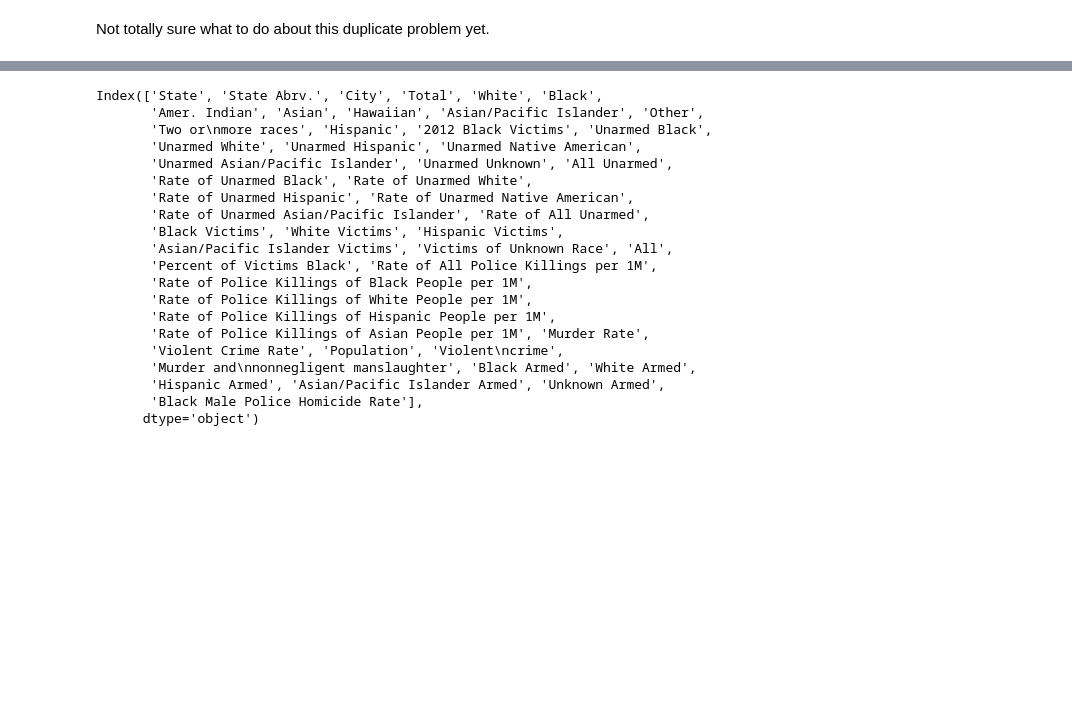
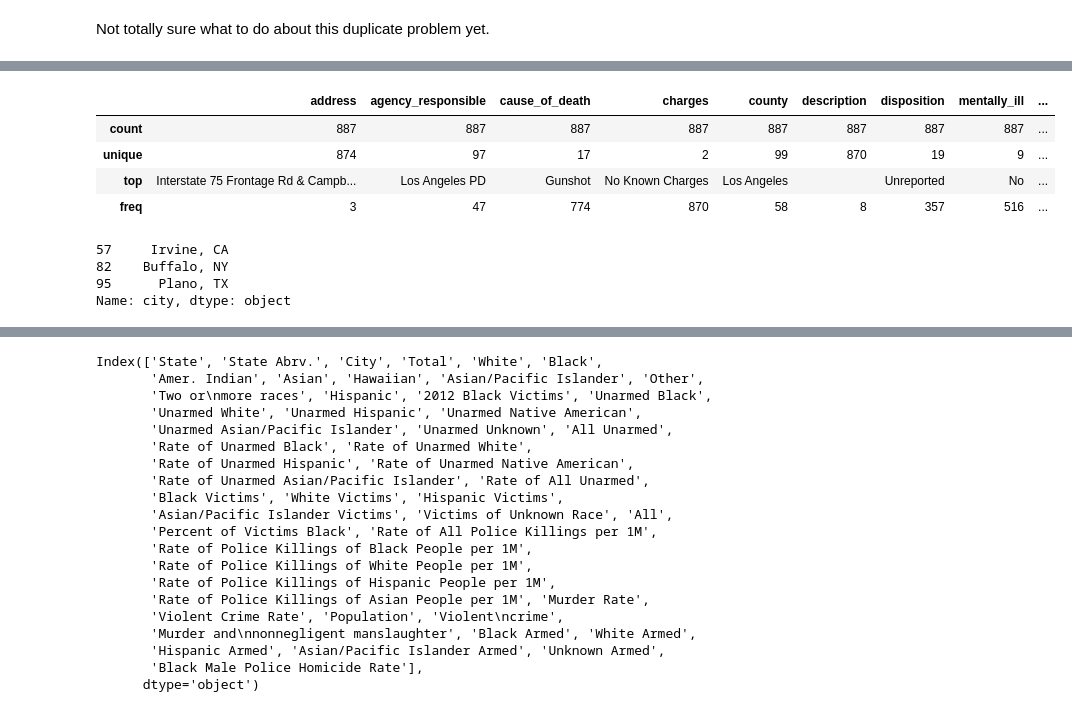
Before and after one commit to mapping-police-violence/cities-breakdown, a Jupyter notebook: Mapping Police Violence Data.ipynb, the cells around one changed output, grey strips where cells are left out. Drawn from its saved outputs; the diff is of its cells as text; code cells hidden in the pictures; blank space fills up the shorter version.

Commit message:
Normalize data to only include incidents by main PD in each city, more normalization.

```diff
--- a/Mapping Police Violence Data.ipynb
+++ b/Mapping Police Violence Data.ipynb
@@ -149,0 +108,6 @@ cities
+# %%
+cities = pandas.read_csv('data/cities.csv')
+
+# Normalizing, this is filtered on City, State so the state in the city name is extraneous
+cities['City'] = cities['City'].str.replace('Kansas City Missouri', 'Kansas City')
+cities
@@ -198 +136,58 @@ Name: agency_responsible, dtype: int64
+# %%
+# Limit the murders to the largest cities
+merged = frame.merge(city_names, on=['city', 'state'])
+
+# Normalize spelling
+merged['agency_responsible'] = merged['agency_responsible'].str.replace('Polce', 'Police')
+merged['agency_responsible'] = merged['agency_responsible'].str.replace('Charlotte-Mecklenberg', 'Charlotte-Mecklenburg')
+merged['agency_responsible'] = merged['agency_responsible'].str.replace('Washington Metropolitan Police Department', 'DC Metropolitan Police Department')
+
+# Multi- and mis-attributions
+replacements = {
+    'Brian Lipp': 'Toledo Police Department',
+    'Kenneth Jewell Stafford': 'Reno Police Department',
+    'Mark Jeffrey Kaplan': 'Phoenix Police Department',
+    'Carl Lao': 'Stockton Police Department',
+    'Jesse Gibbons': 'Lexington Police Department',
+    'Patrick Heki': 'Las Vegas Metropolitan Police Department'
+}
+
+misattributions = merged[merged['victim_name'].isin(replacements.keys())]
+# Make sure they all matched and the names are unique
+assert misattributions['victim_name'].size == len(replacements.keys())
+for name in replacements:
+    merged.loc[merged['victim_name'] == name, 'agency_responsible'] = replacements[name]
+
+# Shorten the names by using common abbreviations
+merged['agency_responsible'] = merged['agency_responsible'].str.replace('Police Department', 'PD')
+merged['agency_responsible'] = merged['agency_responsible'].str.replace('Metropolitan', 'Metro')
+
+# Normalize the text by removing ending periods and fancy apostrophes
+merged['agency_responsible'] = merged['agency_responsible'].str.replace('’', '\'')
+merged['agency_responsible'] = merged['agency_responsible'].str.replace('\.$', '')
+
+city_departments = city_names['city'].map(lambda name: name + ' PD')
+other_names = pandas.Series([
+    'Indianapolis Metro PD',
+    'Jacksonville Sheriff\'s Office',
+    'DC Metro PD',
+    'Columbus Police Division',
+    'Charlotte-Mecklenburg PD',
+    'Metro Nashville PD',
+    'Louisville Metro PD',
+    'Las Vegas Metro PD',
+    'Cleveland Police Division',
+    'Portland Police Bureau',
+    'St. Louis Metro PD'
+])
+city_departments = city_departments.append(other_names)
+
+city_department_homicides = merged[merged['agency_responsible'].isin(city_departments)]
+city_department_homicides.describe()
+# %% [output]
+|  | address | agency_responsible | cause_of_death | charges | county | description | disposition | mentally_ill | ... |
+| count | 887 | 887 | 887 | 887 | 887 | 887 | 887 | 887 | ... |
+| unique | 874 | 97 | 17 | 2 | 99 | 870 | 19 | 9 | ... |
+| top | Interstate 75 Frontage Rd & Campb... | Los Angeles PD | Gunshot | No Known Charges | Los Angeles |  | Unreported | No | ... |
+| freq | 3 | 47 | 774 | 870 | 58 | 8 | 357 | 516 | ... |
 # %%
@@ -199,0 +195,11 @@ merged.to_csv(path_or_buf='./data/filtered.csv', index_label='key')
+# %%
+homicide_city_states = city_department_homicides['city'].str.cat(city_department_homicides['state'], sep=', ').drop_duplicates()
+city_states = city_names['city'].str.cat(city_names['state'], sep=', ')
+
+# Cities without a homicide that we will need to represent somehow
+city_states[-city_states.isin(homicide_city_states)]
+# %% [output]
+57     Irvine, CA
+82    Buffalo, NY
+95      Plano, TX
+Name: city, dtype: object
```
Also changed, not shown: parts of 7 cells of this notebook, 1 other file.
